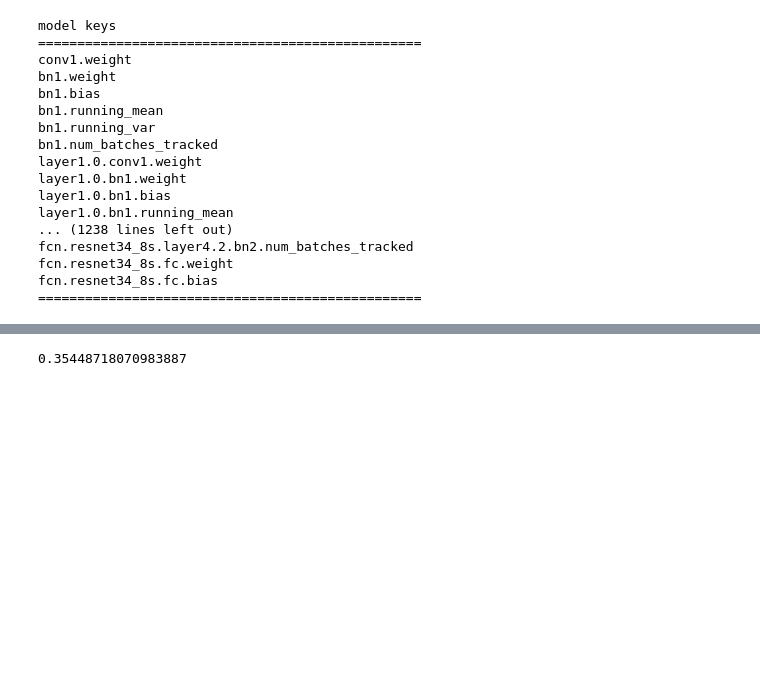
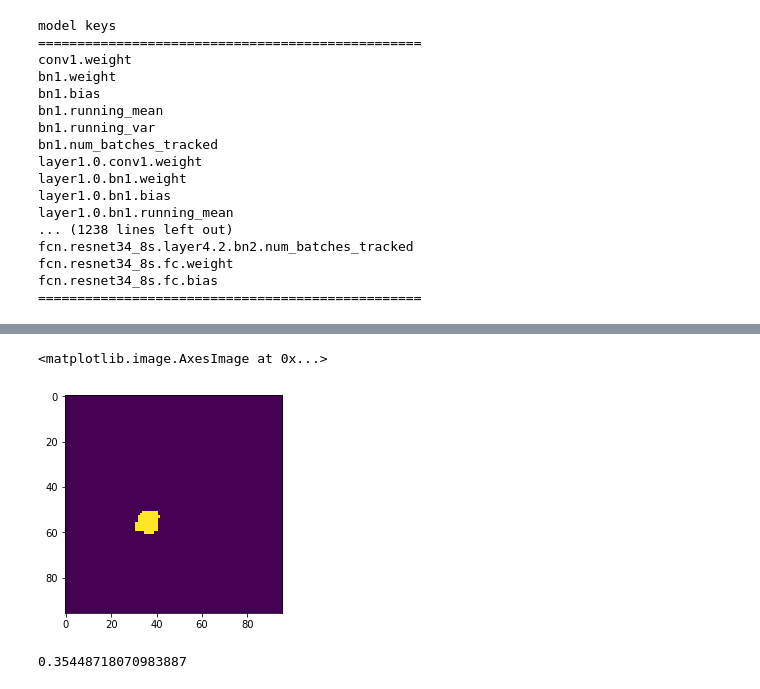
Before and after one commit to hogunkee/ur5_manipulation, a Jupyter notebook: object_wise/dqn/debugging.ipynb, the cells around one changed output, grey strips where cells are left out. Drawn from its saved outputs; the diff is of its cells as text; code cells hidden in the pictures; blank space fills up the shorter version.

```diff
--- a/object_wise/dqn/debugging.ipynb
+++ b/object_wise/dqn/debugging.ipynb
@@ -115,0 +120,2 @@ print(et-st)
+# %%
+s_align = s0[sdf.object_matching((r0, f0), (rg, fg))]
@@ -116,3 +163,8 @@ print(et-st)
+# %%
+plt.imshow(s_align[0]>0)
+# %% [output]
+<matplotlib.image.AxesImage at 0x...>
+[figure, added]
 # %%
 st = time.time()
 _ = sdf.get_masks(state[0])
```
Also changed, not shown: parts of 9 cells of this notebook, 5 other files.
